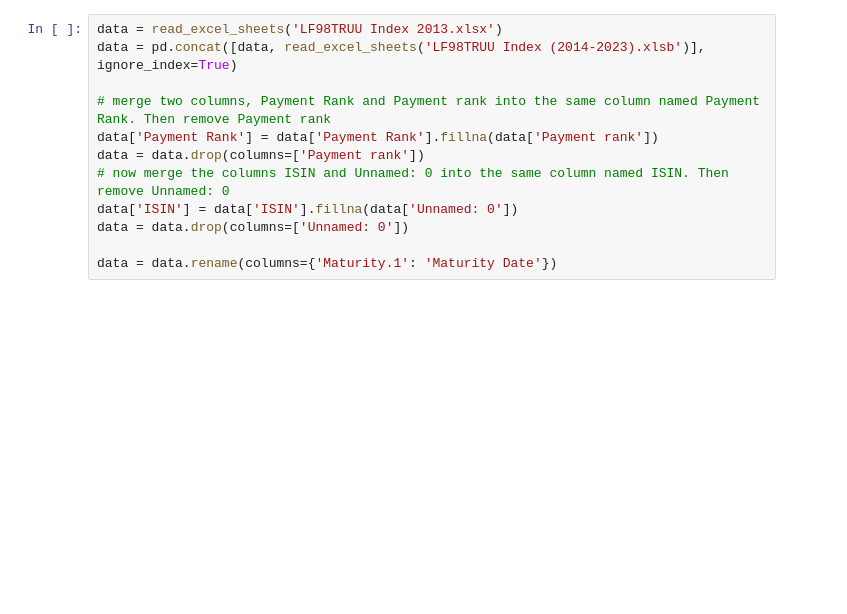
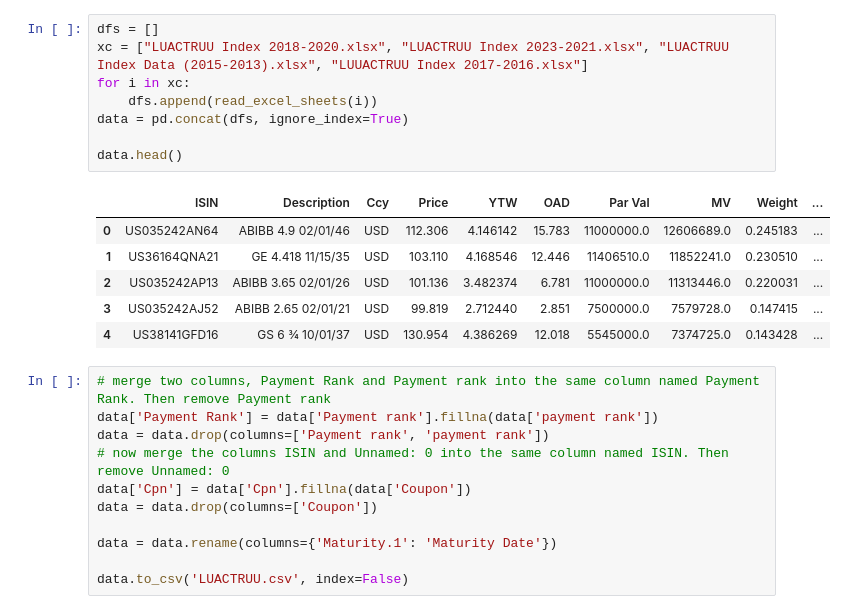
Before and after one commit to Alvaro-Olivie/TFG, a Jupyter notebook: TFG.ipynb, the cells around one changed output. Drawn from its saved outputs; the diff is of its cells as text; blank space fills up the shorter version.

```diff
--- a/TFG.ipynb
+++ b/TFG.ipynb
@@ -29,13 +33,27 @@ def read_excel_sheets(path):
+# %%
+dfs = []
+xc = ["LUACTRUU Index 2018-2020.xlsx", "LUACTRUU Index 2023-2021.xlsx", "LUACTRUU Index Data (2015-2013).xlsx", "LUUACTRUU Index 2017-2016.xlsx"]
+for i in xc:
+    dfs.append(read_excel_sheets(i))
+data = pd.concat(dfs, ignore_index=True)
+
+data.head()
+# %% [output]
+|  | ISIN | Description | Ccy | Price | YTW | OAD | Par Val | MV | Weight | ... |
+| 0 | US035242AN64 | ABIBB 4.9 02/01/46 | USD | 112.306 | 4.146142 | 15.783 | 11000000.0 | 12606689.0 | 0.245183 | ... |
+| 1 | US36164QNA21 | GE 4.418 11/15/35 | USD | 103.110 | 4.168546 | 12.446 | 11406510.0 | 11852241.0 | 0.230510 | ... |
+| 2 | US035242AP13 | ABIBB 3.65 02/01/26 | USD | 101.136 | 3.482374 | 6.781 | 11000000.0 | 11313446.0 | 0.220031 | ... |
+| 3 | US035242AJ52 | ABIBB 2.65 02/01/21 | USD | 99.819 | 2.712440 | 2.851 | 7500000.0 | 7579728.0 | 0.147415 | ... |
+| 4 | US38141GFD16 | GS 6 ¾ 10/01/37 | USD | 130.954 | 4.386269 | 12.018 | 5545000.0 | 7374725.0 | 0.143428 | ... |
 # %%
-data = read_excel_sheets('LF98TRUU Index 2013.xlsx')
-data = pd.concat([data, read_excel_sheets('LF98TRUU Index (2014-2023).xlsb')], ignore_index=True)
-
 # merge two columns, Payment Rank and Payment rank into the same column named Payment Rank. Then remove Payment rank
-data['Payment Rank'] = data['Payment Rank'].fillna(data['Payment rank'])
-data = data.drop(columns=['Payment rank'])
+data['Payment Rank'] = data['Payment rank'].fillna(data['payment rank'])
+data = data.drop(columns=['Payment rank', 'payment rank'])
 # now merge the columns ISIN and Unnamed: 0 into the same column named ISIN. Then remove Unnamed: 0
-data['ISIN'] = data['ISIN'].fillna(data['Unnamed: 0'])
-data = data.drop(columns=['Unnamed: 0'])
+data['Cpn'] = data['Cpn'].fillna(data['Coupon'])
+data = data.drop(columns=['Coupon'])
 
 data = data.rename(columns={'Maturity.1': 'Maturity Date'})
+
+data.to_csv('LUACTRUU.csv', index=False)
 # %%
```
Also changed, not shown: parts of 10 cells of this notebook, 1 other file.
